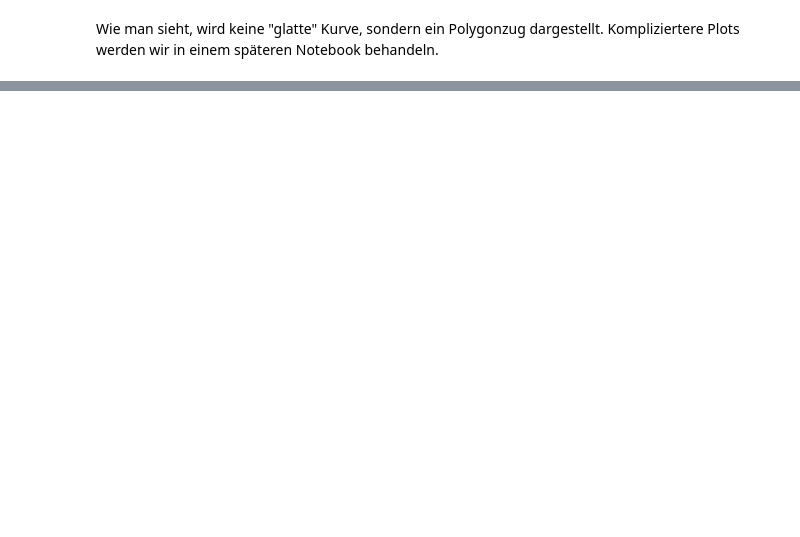
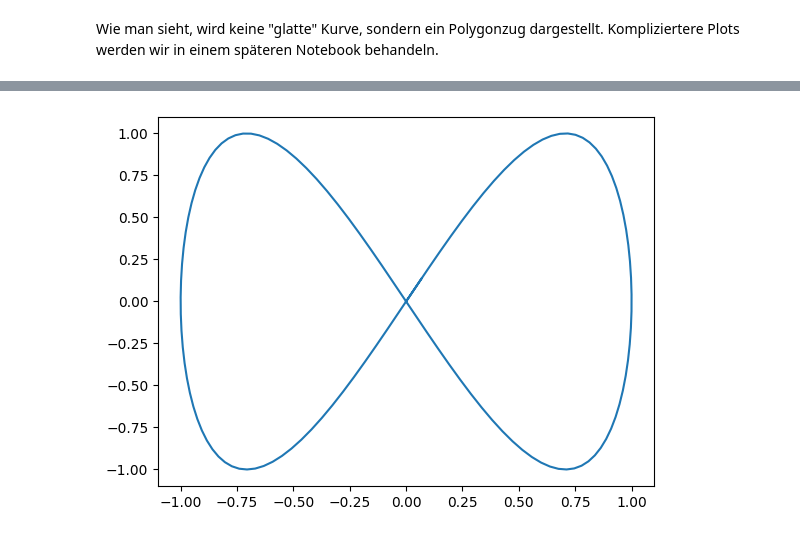
Before and after one commit to Minutenreis/University-Homework, a Jupyter notebook: Numerik/Jupyter Notebooks/python_plotting_1.ipynb, the cells around one changed output, grey strips where cells are left out. Drawn from its saved outputs; the diff is of its cells as text; code cells hidden in the pictures; blank space fills up the shorter version.

```diff
--- a/Numerik/Jupyter Notebooks/python_plotting_1.ipynb
+++ b/Numerik/Jupyter Notebooks/python_plotting_1.ipynb
@@ -160,0 +199,5 @@ Wie man sieht, wird keine "glatte" Kurve, sondern ein Polygonzug dargestellt. Ko
+# %%
+from numpy import sin, pi
+xy = lambda t: ( sin( t ), sin( 2*t ) )
+# %%
+L = [ xy( t ) for t in np.arange( 0, 2*pi+0.1, 0.05 ) ]
@@ -160,0 +221,7 @@ Wie man sieht, wird keine "glatte" Kurve, sondern ein Polygonzug dargestellt. Ko
+# %%
+fig, ax = plt.subplots()
+x, y = list( zip( *L ) )
+ax.plot( x, y )
+plt.show( fig )
+# %% [output]
+[figure, added]
```
Also changed, not shown: parts of 13 cells of this notebook.
